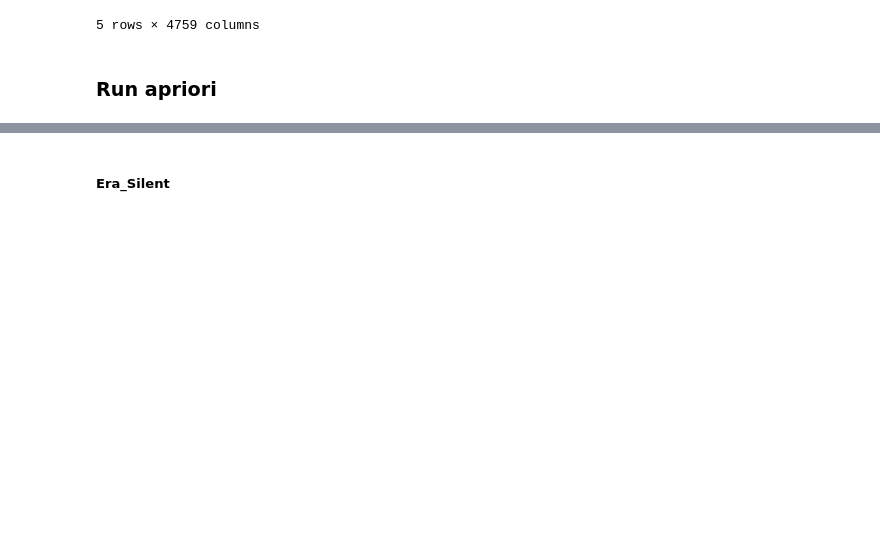
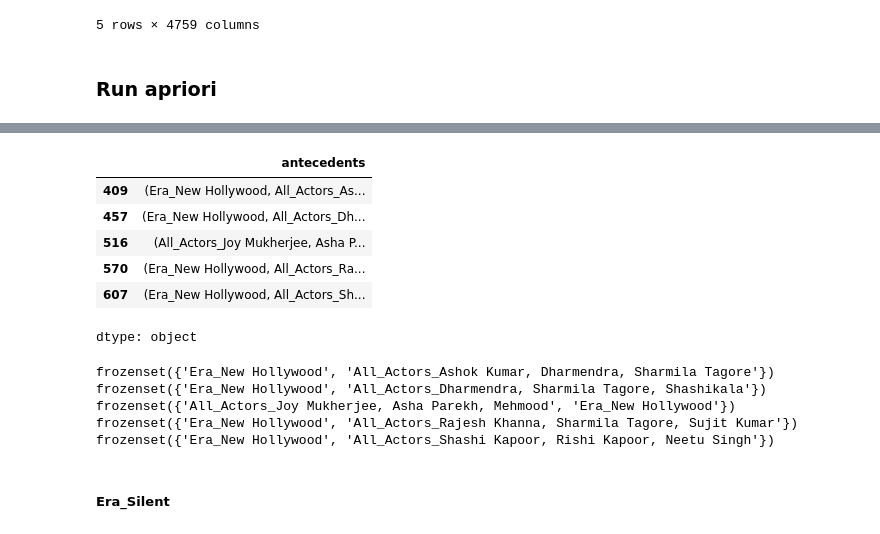
Before and after one commit to 1witsarut/BSC_DPDM2025, a Jupyter notebook: Ch4_Frequent_Patterns_(Association_Rules).ipynb, the cells around one changed output, grey strips where cells are left out. Cells and saved outputs as stored; diff of their text form; code cells hidden in the pictures; blank space fills up the shorter version.

```diff
--- a/Ch4_Frequent_Patterns_(Association_Rules).ipynb
+++ b/Ch4_Frequent_Patterns_(Association_Rules).ipynb
@@ -1322,3 +1504,22 @@ rules[rules["antecedents"].astype(str).str.contains("Director") & \
+# %%
+A['antecedents']
+# %% [output]
+|  | antecedents |
+| 409 | (Era_New Hollywood, All_Actors_As... |
+| 457 | (Era_New Hollywood, All_Actors_Dh... |
+| 516 | (All_Actors_Joy Mukherjee, Asha P... |
+| 570 | (Era_New Hollywood, All_Actors_Ra... |
+| 607 | (Era_New Hollywood, All_Actors_Sh... |
+dtype: object
+# %%
+for index, row in A.iterrows():
+    print(row['antecedents'])
+# %% [output]
+frozenset({'Era_New Hollywood', 'All_Actors_Ashok Kumar, Dharmendra, Sharmila Tagore'})
+frozenset({'Era_New Hollywood', 'All_Actors_Dharmendra, Sharmila Tagore, Shashikala'})
+frozenset({'All_Actors_Joy Mukherjee, Asha Parekh, Mehmood', 'Era_New Hollywood'})
+frozenset({'Era_New Hollywood', 'All_Actors_Rajesh Khanna, Sharmila Tagore, Sujit Kumar'})
+frozenset({'Era_New Hollywood', 'All_Actors_Shashi Kapoor, Rishi Kapoor, Neetu Singh'})
 # %% [markdown]
 ##### Era_Silent
 # %%
```
Also changed, not shown: parts of 77 cells of this notebook.
